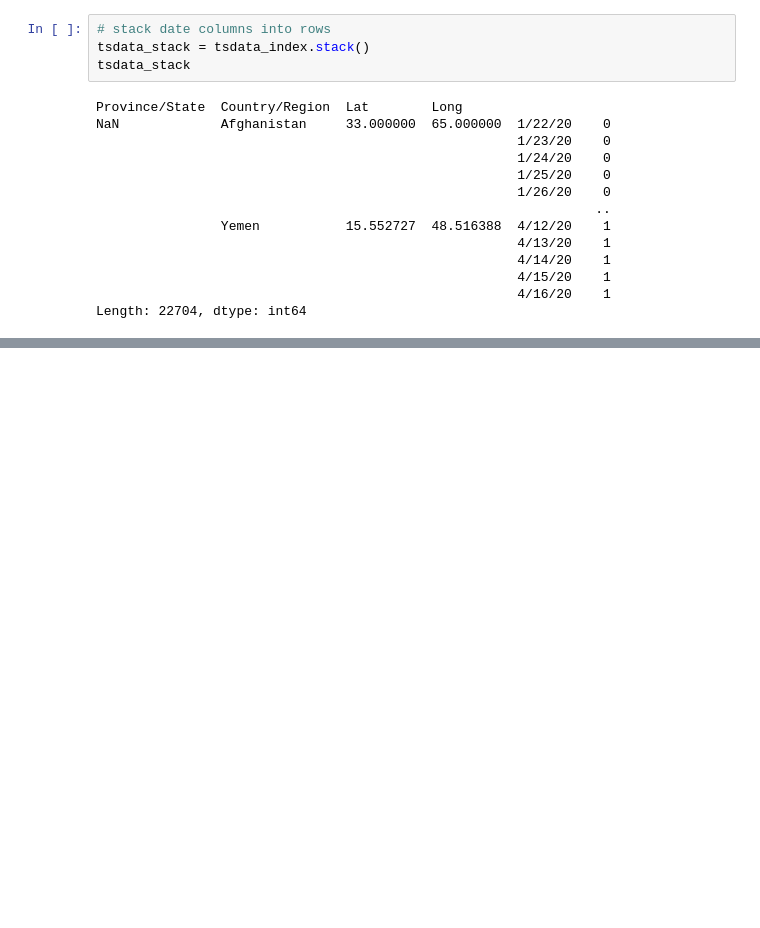
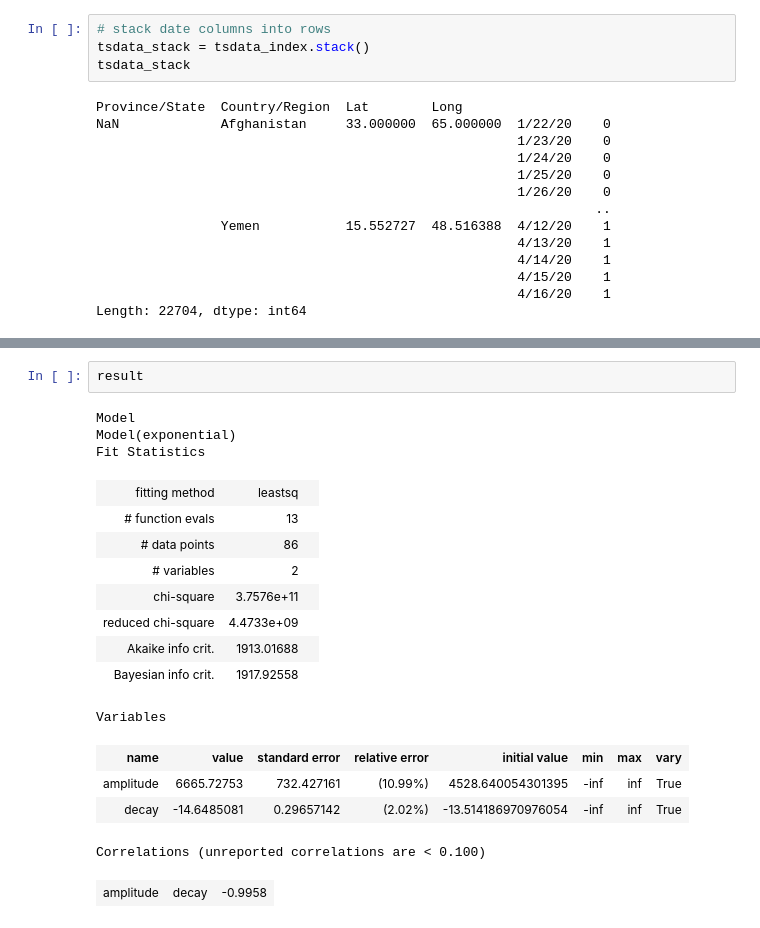
Before and after one commit to mortie23/covid-19-analysis, a Jupyter notebook: python/notebook.ipynb, the cells around one changed output, grey strips where cells are left out. Cells and saved outputs as stored; diff of their text form; blank space fills up the shorter version.

```diff
--- a/python/notebook.ipynb
+++ b/python/notebook.ipynb
@@ -96,0 +115,20 @@ tsdata_global.set_index('date')['cases'].plot()
+# %%
+result
+# %% [output]
+Model
+Model(exponential)
+Fit Statistics
+| fitting method | leastsq |  |
+| # function evals | 13 |  |
+| # data points | 86 |  |
+| # variables | 2 |  |
+| chi-square | 3.7576e+11 |  |
+| reduced chi-square | 4.4733e+09 |  |
+| Akaike info crit. | 1913.01688 |  |
+| Bayesian info crit. | 1917.92558 |  |
+Variables
+| name | value | standard error | relative error | initial value | min | max | vary |
+| amplitude | 6665.72753 | 732.427161 | (10.99%) | 4528.640054301395 | -inf | inf | True |
+| decay | -14.6485081 | 0.29657142 | (2.02%) | -13.514186970976054 | -inf | inf | True |
+Correlations (unreported correlations are < 0.100)
+| amplitude | decay | -0.9958 |
```
Also changed, not shown: parts of 9 cells of this notebook.
